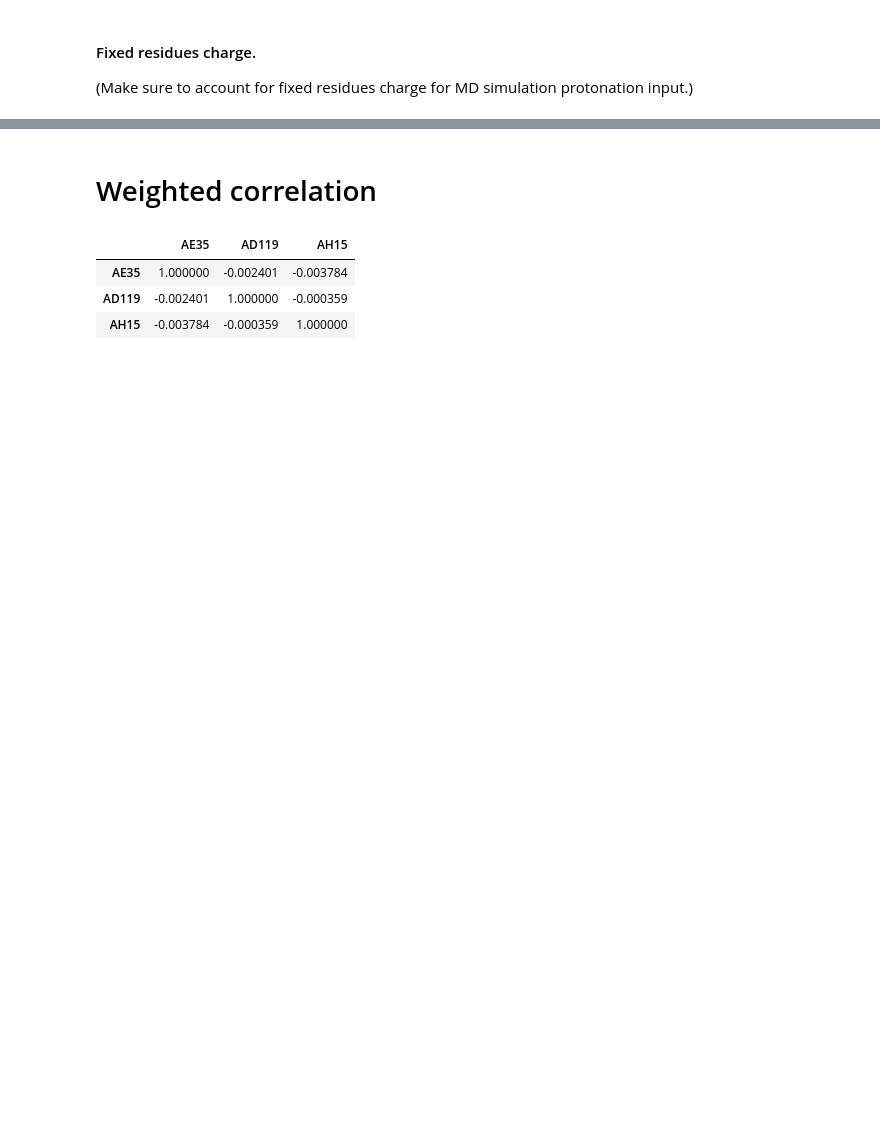
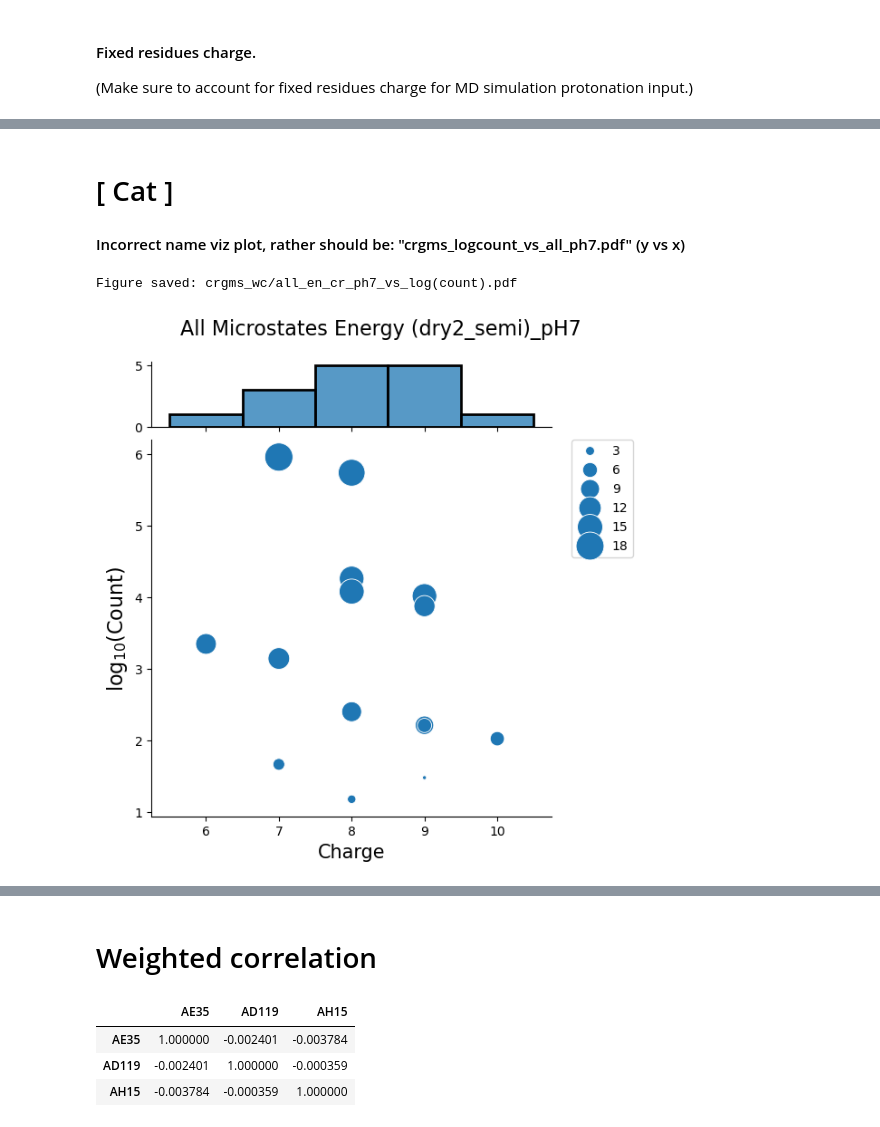
Before and after one commit to Raihancuny/python, a Jupyter notebook: microstate_analysis_code/run_ms_analysis.ipynb, the cells around one changed output, grey strips where cells are left out. Saved outputs shown, nothing was run; the diff lists cells and outputs as text; code cells hidden in the pictures; blank space fills up the shorter version.

```diff
--- a/microstate_analysis_code/run_ms_analysis.ipynb
+++ b/microstate_analysis_code/run_ms_analysis.ipynb
@@ -638,0 +146,6 @@ df_chosen_res_renamed
+# %%
+# Using the methods in the mso instance:
+
+fixed_res_crg_dict = mso.get_fixed_res_crg_dict(msa.conformers)
+background_charge = mso.get_fixed_res_crg(fixed_res_crg_dict)
+print("Background charge:", background_charge)
@@ -638,0 +178,4 @@ df_chosen_res_renamed
+# %%
+# mso.sort_microstates() returns a list of sorted ms objects:
+
+ms_orig_lst = [[ms.E, ms.count, ms.state] for ms in mso.sort_microstates()]
@@ -638,0 +189,6 @@ df_chosen_res_renamed
+# %%
+# Map conf index to conf charge:
+id_vs_charge = msa.iconf2crg(msa.conformers)
+
+# This list is identical to ms_orig_lst but now simply give the charge of the coformers selected for each residue.
+crg_orig_lst = msa.ms2crgms(ms_orig_lst, id_vs_charge)
@@ -638,0 +207,15 @@ df_chosen_res_renamed
+# %%
+crgms_files = msa.findUniqueCrgmsCountOrder(crg_orig_lst)
+# crgms_files:
+#  0: all_crg_ms_unique,
+#  1: all_count,
+#  2: unique_crg_state_order,
+#  3: energy_diff_all (used in plot)
+
+all_crg_count_res = msa.ConcaCrgMsPandas(crgms_files[0],
+                                         crgms_files[1],
+                                         crgms_files[2],
+                                         free_residues_df,
+                                         background_charge,
+                                         res_of_interest
+                                         )
@@ -638,0 +232,10 @@ df_chosen_res_renamed
+# %% [markdown]
+# [ Cat ]
+#### Incorrect name viz plot, rather should be: "crgms_logcount_vs_all_ph7.pdf" (y vs x)
+# %%
+msa.jointplot(crgms_files, background_charge,
+              out_dir=output_dir, fig_name="all_en_cr_ph7_vs_log(count).pdf",
+              show=True)
+# %% [output]
+Figure saved: crgms_wc/all_en_cr_ph7_vs_log(count).pdf
+[figure, added]
```
Also changed, not shown: parts of 112 cells of this notebook, 11 other files.
